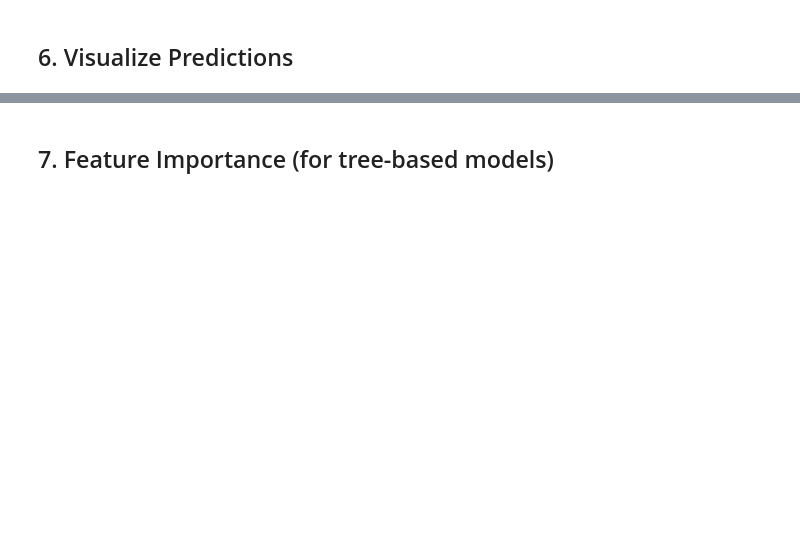
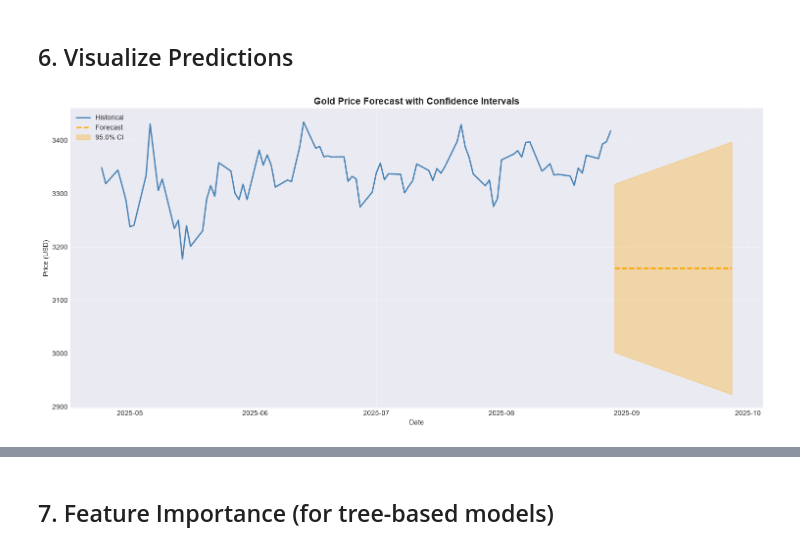
Before and after one commit to PhamMinhDuc-code/Gold-Price-Prediction, a Jupyter notebook: notebooks/03_prediction_and_forecasting.ipynb, the cells around one changed output, grey strips where cells are left out. Drawn from its saved outputs; the diff is of its cells as text; code cells hidden in the pictures; blank space fills up the shorter version.

```diff
--- a/notebooks/03_prediction_and_forecasting.ipynb
+++ b/notebooks/03_prediction_and_forecasting.ipynb
@@ -114,8 +213,11 @@ print(f"Feature engineering complete: {len(featured_df)} records, {len(featured_
 # %%
 # Normalize features using saved scaling parameters
-feature_cols = [col for col in featured_df.columns if col not in ['Date']]
+# NOTE: 'Close' must be excluded here too, matching prepare_feature_target_split('Close')
+# used during training (02_model_training.ipynb) - the model was trained WITHOUT the
+# target column in its feature set, so the prediction input must match exactly.
+feature_cols = [col for col in featured_df.columns if col not in ['Date', 'Close']]
 normalized_df, _ = preprocessor.normalize_features(
     featured_df[feature_cols], method=Config.NORMALIZATION_METHOD
 )
 
-print("Features normalized")
+print(f"Features normalized: {normalized_df.shape[1]} columns (Close excluded, matches training)")
@@ -123,7 +230,7 @@ print("Features normalized")
 ## 3. Single-Step Predictions
 # %%
 # Prepare input for single-step prediction
-if metadata.model_type in ['LSTM', 'GRU']:
+if metadata.get('model_type') in ['LSTM', 'GRU']:
     # Use last sequence_length records
     input_features = normalized_df.values[-Config.SEQUENCE_LENGTH:]
     input_features = input_features.reshape(1, Config.SEQUENCE_LENGTH, -1)
@@ -132,7 +239,9 @@ else:
     input_features = normalized_df.values[-1:]
 
 # Generate single-step prediction
-prediction = predictor.predict_single_step(model, input_features)
+# NOTE: predict_single_step() only takes input_features - it uses the model that was
+# loaded into `predictor` internally via predictor.load_latest_model() above.
+prediction = predictor.predict_single_step(input_features)
 
 print(f"Single-step prediction (normalized): {prediction}")
 
@@ -149,7 +263,9 @@ horizons = [7, 14, 30]  # Different forecast horizons
 forecasts = {}
 for horizon in horizons:
     print(f"Generating {horizon}-day forecast...")
-    predictions = predictor.predict_multi_step(model, input_features, horizon, metadata.model_type)
+    # NOTE: predict_multi_step() only takes (input_features, horizon) - uses the
+    # model loaded internally via predictor.load_latest_model() above.
+    predictions = predictor.predict_multi_step(input_features, horizon)
     forecasts[horizon] = predictions
     print(f"  Generated {len(predictions)} predictions")
 
@@ -157,6 +288,6 @@ print("\nForecasts complete!")
 # %%
 # Create forecast dataframes with dates
-last_date = featured_df['Date'].iloc[-1]
+last_date = featured_df.index[-1]
 forecast_dfs = {}
 
 for horizon, predictions in forecasts.items():
@@ -201,34 +359,36 @@ print(forecast_with_ci.head(10))
 # %%
 # Plot historical data with 30-day forecast
 lookback = 90  # Show last 90 days of history
-historical = featured_df[['Date', 'Close']].iloc[-lookback:]
+historical = featured_df[['Close']].iloc[-lookback:]
 
 fig, ax = plt.subplots(figsize=(15, 7))
 
 # Historical prices
-ax.plot(historical['Date'], historical['Close'],
+ax.plot(historical.index, historical['Close'],
         label='Historical', linewidth=2, color='steelblue')
 
 # Forecasted prices (denormalized approximately)
 # Note: In practice, use proper denormalization with saved scaling params
 scale_factor = historical['Close'].mean()
 ax.plot(forecast_with_ci['Date'], forecast_with_ci['Predicted_Close'] * scale_factor,
         label='Forecast', linewidth=2, color='orange', linestyle='--')
 
 # Confidence intervals
 ax.fill_between(forecast_with_ci['Date'],
                 forecast_with_ci['Lower_CI'] * scale_factor,
                 forecast_with_ci['Upper_CI'] * scale_factor,
                 alpha=0.3, color='orange', label=f'{Config.CONFIDENCE_LEVEL*100}% CI')
 
 ax.set_title('Gold Price Forecast with Confidence Intervals', fontsize=14, fontweight='bold')
 ax.set_xlabel('Date')
 ax.set_ylabel('Price (USD)')
 ax.legend()
 ax.grid(True, alpha=0.3)
 
 plt.tight_layout()
 plt.show()
+# %% [output]
+[figure, added]
 # %%
 # Compare different forecast horizons
 fig, ax = plt.subplots(figsize=(15, 7))
```
Also changed, not shown: parts of 16 cells of this notebook, 20 other files.
